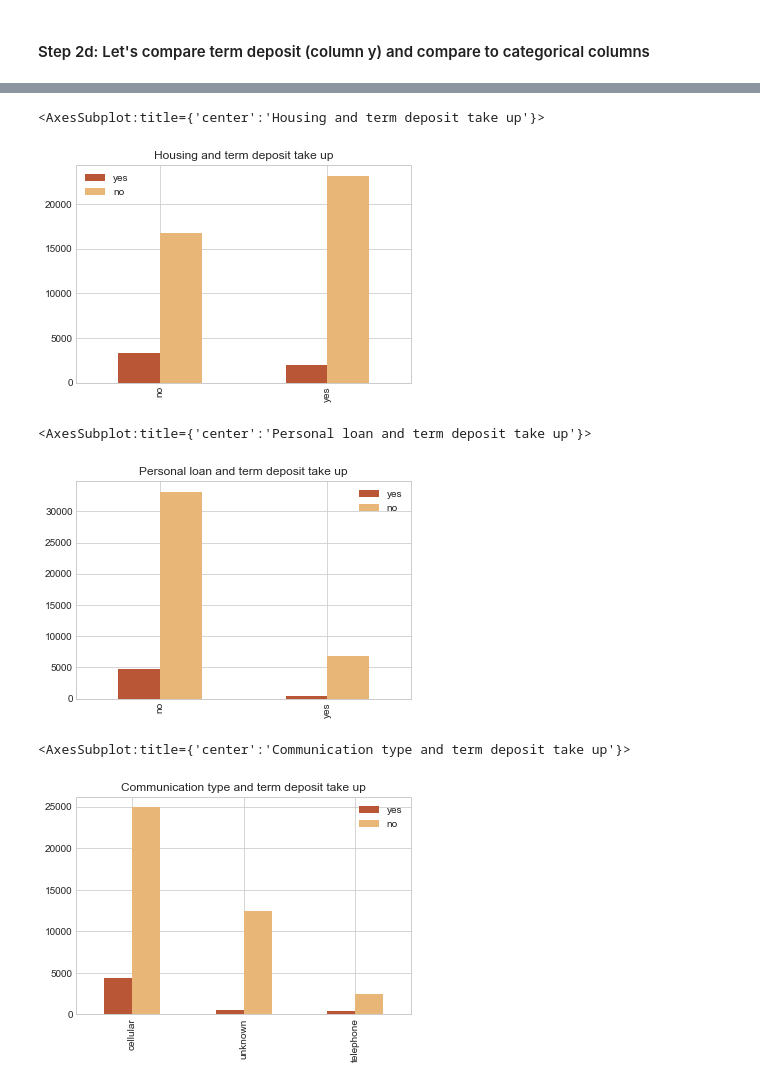
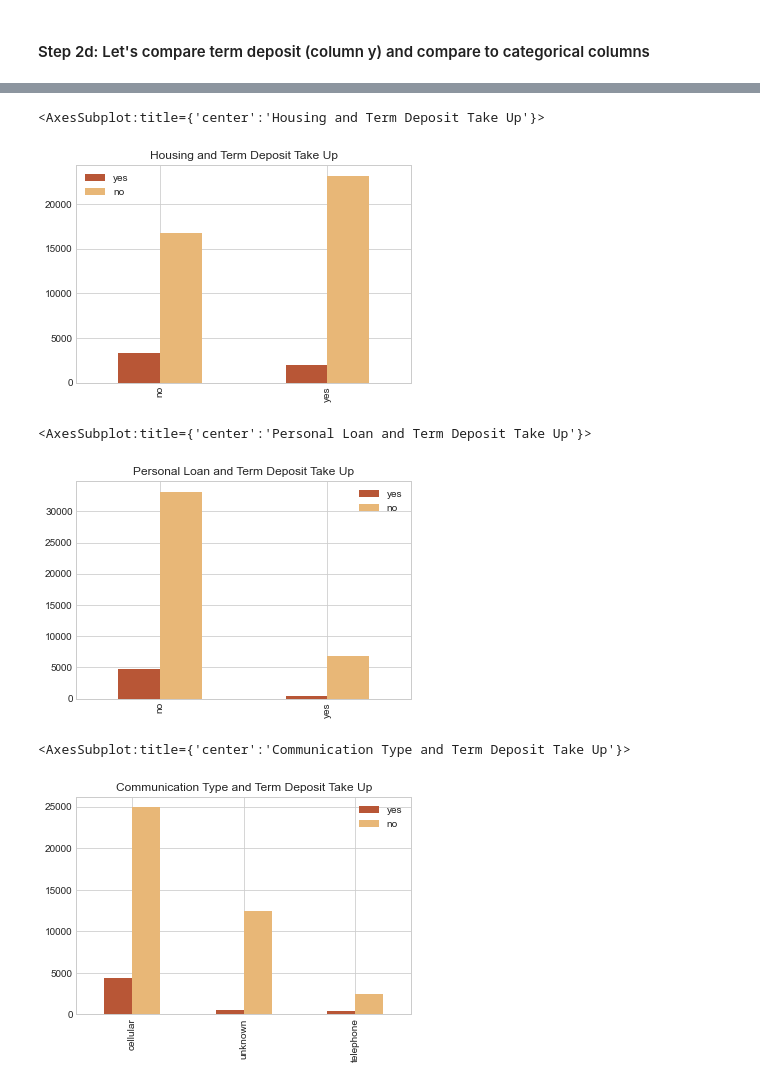
Before and after one commit to altaafkhan/term-deposit-analysis, a Jupyter notebook: script/term_deposit.ipynb, the cells around one changed output, grey strips where cells are left out. Drawn from its saved outputs; the diff is of its cells as text; code cells hidden in the pictures.

```diff
--- a/script/term_deposit.ipynb
+++ b/script/term_deposit.ipynb
@@ -269,35 +269,35 @@ dfe.plot.bar(title = 'Credit default and term deposit take up', color = ('#b8563
 # %%
 # f: housing loan and term deposit take up
-dff = pd.DataFrame()
+dfc = pd.DataFrame()
 
-dff['yes'] = inp[inp['y'] == 'yes']['housing'].value_counts()
-dff['no'] = inp[inp['y'] == 'no']['housing'].value_counts()
+dfc['yes'] = inp[inp['y'] == 'yes']['housing'].value_counts()
+dfc['no'] = inp[inp['y'] == 'no']['housing'].value_counts()
 
-dff.plot.bar(title = 'Housing and term deposit take up', color = ('#b85636','#e8b777'))
+dfc.plot.bar(title = 'Housing and Term Deposit Take Up', color = ('#b85636','#e8b777'))
 # %% [output]
-<AxesSubplot:title={'center':'Housing and term deposit take up'}>
+<AxesSubplot:title={'center':'Housing and Term Deposit Take Up'}>
-[figure, old version]
+[figure, new version]
 # %%
 # g: personal loan and term deposit take up
-dfg = pd.DataFrame()
+dfc = pd.DataFrame()
 
-dfg['yes'] = inp[inp['y'] == 'yes']['loan'].value_counts()
-dfg['no'] = inp[inp['y'] == 'no']['loan'].value_counts()
+dfc['yes'] = inp[inp['y'] == 'yes']['loan'].value_counts()
+dfc['no'] = inp[inp['y'] == 'no']['loan'].value_counts()
 
-dfg.plot.bar(title = 'Personal loan and term deposit take up', color = ('#b85636','#e8b777'))
+dfc.plot.bar(title = 'Personal Loan and Term Deposit Take Up', color = ('#b85636','#e8b777'))
 # %% [output]
-<AxesSubplot:title={'center':'Personal loan and term deposit take up'}>
+<AxesSubplot:title={'center':'Personal Loan and Term Deposit Take Up'}>
-[figure, old version]
+[figure, new version]
 # %%
 # h: communication type and term deposit take up
-dfh = pd.DataFrame()
+dfc = pd.DataFrame()
 
-dfh['yes'] = inp[inp['y'] == 'yes']['contact'].value_counts()
-dfh['no'] = inp[inp['y'] == 'no']['contact'].value_counts()
+dfc['yes'] = inp[inp['y'] == 'yes']['contact'].value_counts()
+dfc['no'] = inp[inp['y'] == 'no']['contact'].value_counts()
 
-dfh.plot.bar(title = 'Communication type and term deposit take up', color = ('#b85636','#e8b777'))
+dfc.plot.bar(title = 'Communication Type and Term Deposit Take Up', color = ('#b85636','#e8b777'))
 # %% [output]
-<AxesSubplot:title={'center':'Communication type and term deposit take up'}>
+<AxesSubplot:title={'center':'Communication Type and Term Deposit Take Up'}>
-[figure, old version]
+[figure, new version]
 # %%
 # i: poutcome and term deposit take up
```
Also changed, not shown: parts of 17 cells of this notebook.
